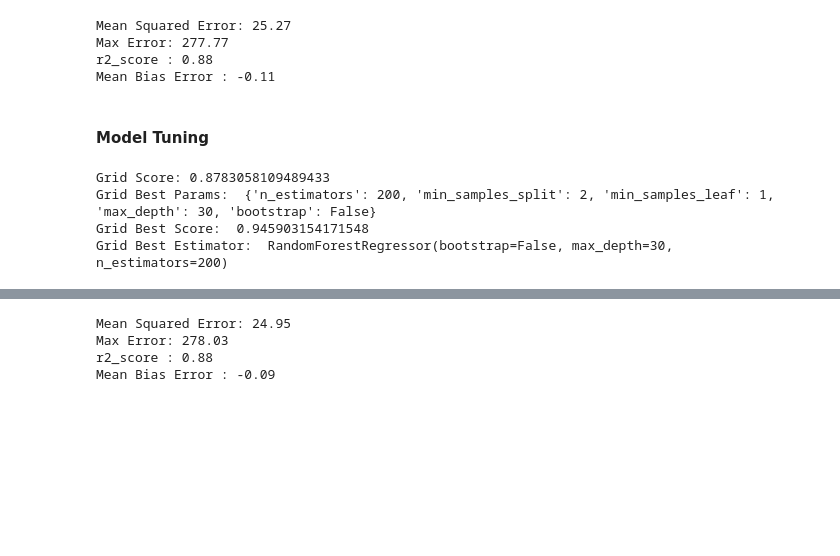
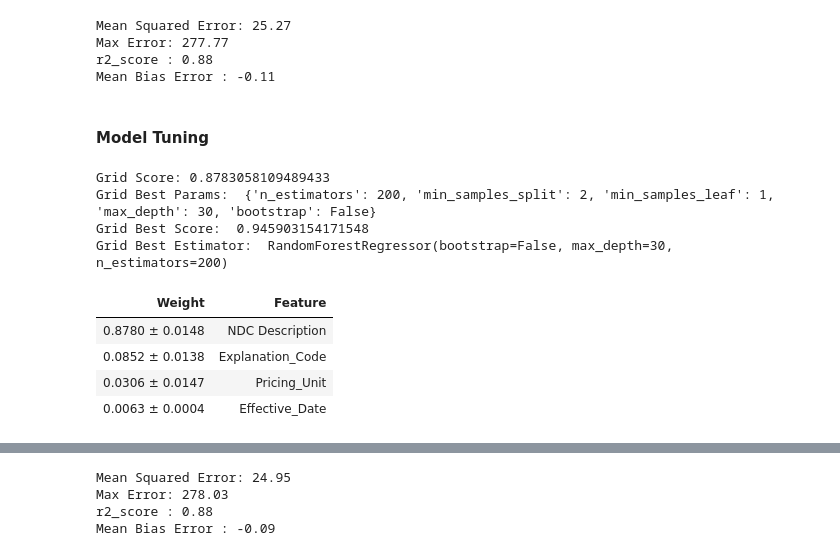
Before and after one commit to rajsandilya/Capstone, a Jupyter notebook: Capstone.ipynb, the cells around one changed output, grey strips where cells are left out. Cells and saved outputs as stored; diff of their text form; code cells hidden in the pictures; blank space fills up the shorter version.

```diff
--- a/Capstone.ipynb
+++ b/Capstone.ipynb
@@ -508,8 +508,8 @@ Mean Squared Error: 25.27
 Max Error: 277.77
 r2_score : 0.88
 Mean Bias Error : -0.11
-# %% [markdown]
-#### Model Tuning
+# %% [markdown]
+#### Model Tuning
 # %%
 random_grid_params = { 'bootstrap': [True, False],
                        'max_depth': [10, 20, 30, 40, 50, 60, 70, 80, 90, 100, None],
@@ -531,3 +532,14 @@ Grid Score: 0.8783058109489433
 Grid Best Params:  {'n_estimators': 200, 'min_samples_split': 2, 'min_samples_leaf': 1, 'max_depth': 30, 'bootstrap': False}
 Grid Best Score:  0.945903154171548
 Grid Best Estimator:  RandomForestRegressor(bootstrap=False, max_depth=30, n_estimators=200)
+# %%
+import eli5
+
+features = nadac_generics_df_enc.drop(columns = ['NADAC_Per_Unit'], axis = 1).columns.to_list()
+eli5.show_weights(best_estimator, feature_names = features)
+# %% [output]
+| Weight | Feature |
+| 0.8780 ± 0.0148 | NDC Description |
+| 0.0852 ± 0.0138 | Explanation_Code |
+| 0.0306 ± 0.0147 | Pricing_Unit |
+| 0.0063 ± 0.0004 | Effective_Date |
```
Also changed, not shown: parts of 4 cells of this notebook.
